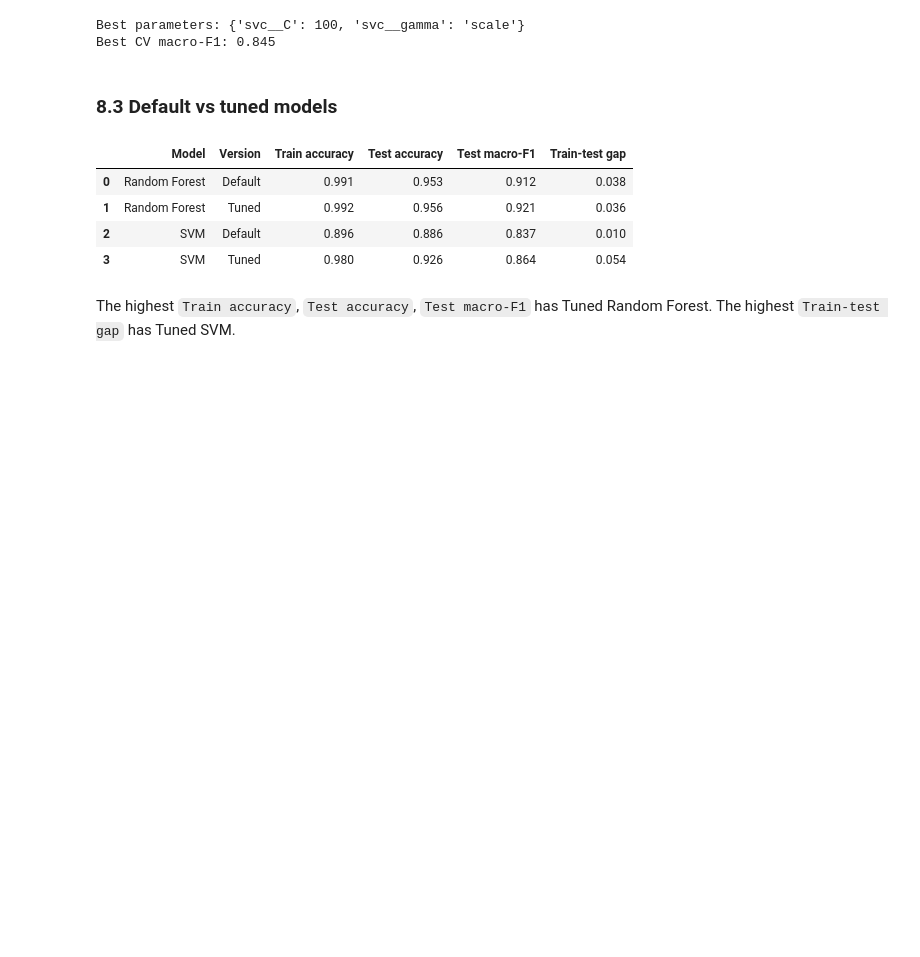
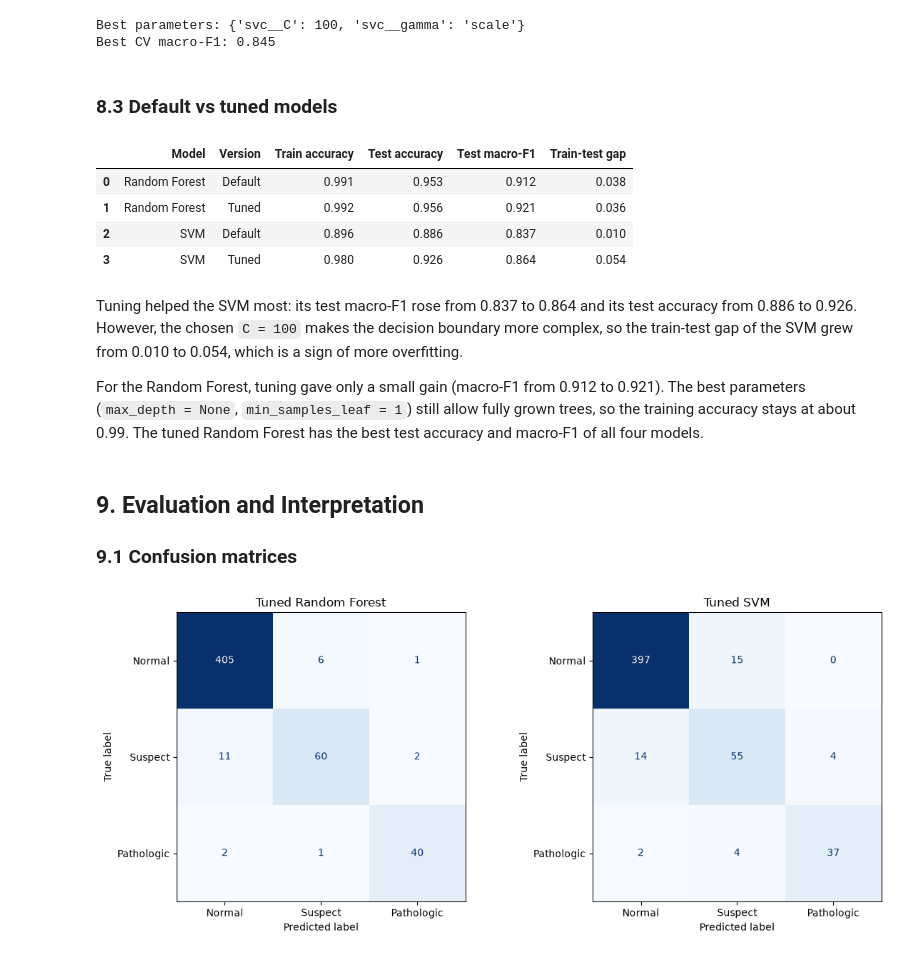
Before and after one commit to sba26106-bit/machine-learning-ca1, a Jupyter notebook: CA1_ML.ipynb, the cells around one changed output. Cells and saved outputs as stored; diff of their text form; code cells hidden in the pictures; blank space fills up the shorter version.

```diff
--- a/CA1_ML.ipynb
+++ b/CA1_ML.ipynb
@@ -585,7 +585,7 @@ Because the SVM is inside a pipeline, the parameter names have the prefix `svc__
 # %%
 # Grid search for SVM (scaler + SVC pipeline)
 svm_grid = {
-    'svc__C': [0.1, 1, 10, 100],
+    'svc__C': [0.1, 1, 10, 100, 1000],
     'svc__gamma': ['scale', 0.01, 0.1],
 }
 svm_search = GridSearchCV(clone(models['SVM']), svm_grid, cv=cv, scoring='f1_macro', n_jobs=-1)
@@ -627,5 +627,22 @@ comparison_df
 | 2 | SVM | Default | 0.896 | 0.886 | 0.837 | 0.010 |
 | 3 | SVM | Tuned | 0.980 | 0.926 | 0.864 | 0.054 |
 # %% [markdown]
-The highest `Train accuracy`, `Test accuracy`, `Test macro-F1` has Tuned Random Forest.
-The highest `Train-test gap` has Tuned SVM.
+Tuning helped the SVM most: its test macro-F1 rose from 0.837 to 0.864 and its test accuracy from 0.886 to 0.926. However, the chosen `C = 100` makes the decision boundary more complex, so the train-test gap of the SVM grew from 0.010 to 0.054, which is a sign of more overfitting.
+
+For the Random Forest, tuning gave only a small gain (macro-F1 from 0.912 to 0.921). The best parameters (`max_depth = None`, `min_samples_leaf = 1`) still allow fully grown trees, so the training accuracy stays at about 0.99. The tuned Random Forest has the best test accuracy and macro-F1 of all four models.
+# %% [markdown]
+## 9. Evaluation and Interpretation
+
+### 9.1 Confusion matrices
+# %%
+# Confusion matrices of the tuned models on the test set
+labels = ['Normal', 'Suspect', 'Pathologic']
+fig, axes = plt.subplots(1, 2, figsize=(12, 5))
+for ax, (name, model) in zip(axes, tuned_models.items()):
+    ConfusionMatrixDisplay.from_estimator(model, X_test, y_test, display_labels=labels,
+                                          cmap='Blues', colorbar=False, ax=ax)
+    ax.set_title(f'Tuned {name}')
+plt.tight_layout()
+plt.show()
+# %% [output]
+[figure, added]
```
Also changed, not shown: parts of 20 cells of this notebook, 1 other file.
